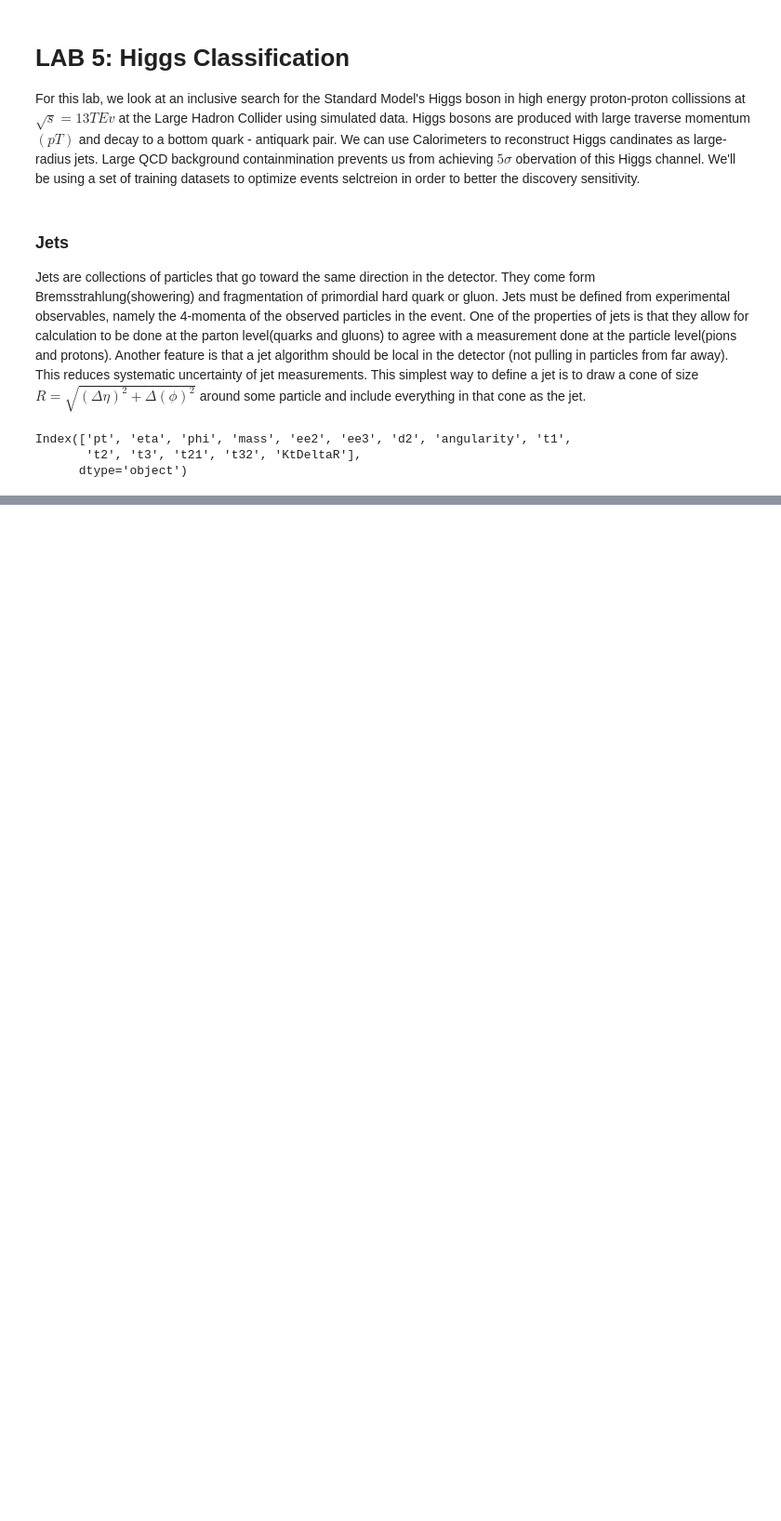
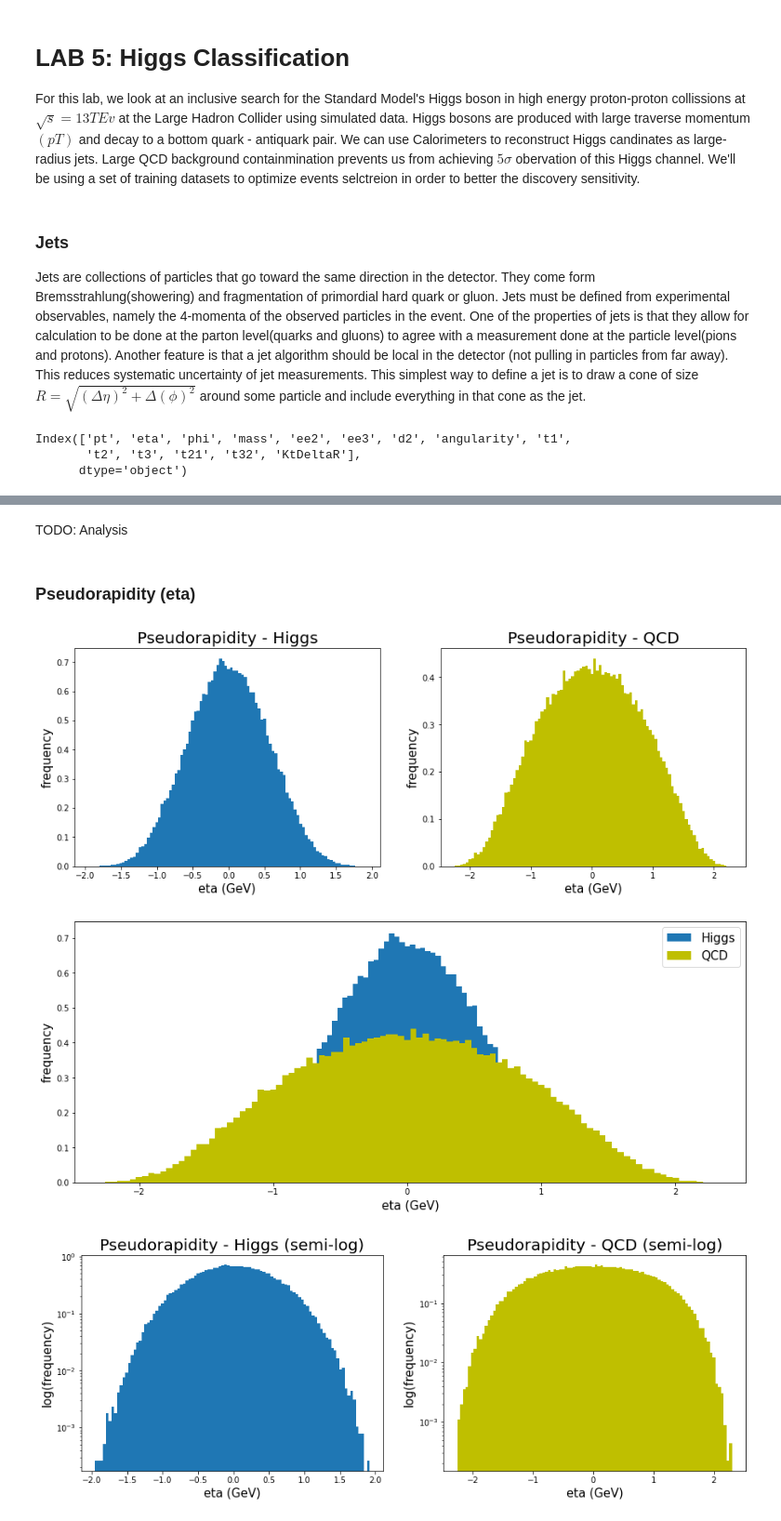
Before and after one commit to MinniVan/PHYS-434, a Jupyter notebook: lab-5.ipynb, the cells around one changed output, grey strips where cells are left out. Shown at 93% size. Saved outputs shown, nothing was run; the diff lists cells and outputs as text; code cells hidden in the pictures; blank space fills up the shorter version.

```diff
--- a/lab-5.ipynb
+++ b/lab-5.ipynb
@@ -36,0 +140,52 @@ for i in range(10):
+# %% [markdown]
+TODO: Analysis
+# %% [markdown]
+### Pseudorapidity (eta)
+# %%
+l1 = 'Pseudorapidity - Higgs'
+l2 = 'Pseudorapidity - QCD'
+l3 = 'Pseudorapidity - Higgs (semi-log)'
+l4 = 'Pseudorapidity - QCD (semi-log)'
+var = 'eta (GeV)'
+higgs = higgs_data['eta'][:]
+qcd = qcd_data['eta'][:]
+fig,ax = plt.subplots(1,2,figsize=(15,5))
+ax[0].hist(higgs,density=True, bins=100)
+ax[0].set_title(l1,fontsize=20)
+ax[0].set_xlabel(var,fontsize=15)
+ax[0].set_ylabel("frequency",fontsize=15)
+ax[1].hist(qcd,density=True, bins=100,color='y')
+ax[1].set_title(l2,fontsize=20)
+ax[1].set_xlabel(var,fontsize=15)
+ax[1].set_ylabel("frequency",fontsize=15)
+fig,ax = plt.subplots(figsize=(15,6))
+ax.hist(higgs,density=True, bins=100,label="Higgs")
+ax.hist(qcd,density=True, bins=100,color='y',label="QCD")
+ax.set_xlabel(var,fontsize=15)
+ax.set_ylabel("frequency",fontsize=15)
+ax.legend(fontsize=15);
+
+
+
+fig,ax = plt.subplots(1,2,figsize=(15,5))
+ax[0].hist(higgs,density=True, bins=100)
+ax[0].set_yscale('log')
+ax[0].set_title(l3,fontsize=20)
+ax[0].set_xlabel(var,fontsize=15)
+ax[0].set_ylabel("log(frequency)",fontsize=15)
+ax[1].hist(qcd,density=True, bins=100,color='y')
+ax[1].set_title(l4,fontsize=20)
+ax[1].set_xlabel(var,fontsize=15)
+ax[1].set_yscale('log')
+ax[1].set_ylabel("log(frequency)",fontsize=15)
+fig,ax = plt.subplots(figsize=(15,6))
+ax.hist(higgs,density=True, bins=100,label="Higgs (semi-log)")
+ax.hist(qcd,density=True, bins=100,color='y',label="QCD (semi-log)")
+ax.set_xlabel(var,fontsize=15)
+ax.set_ylabel("frequency",fontsize=15)
+ax.set_yscale('log')
+ax.legend(fontsize=15);
+# %% [output]
+[figure, added]
+[figure, added]
+[figure, added]
```
Also changed, not shown: parts of 33 cells of this notebook.
